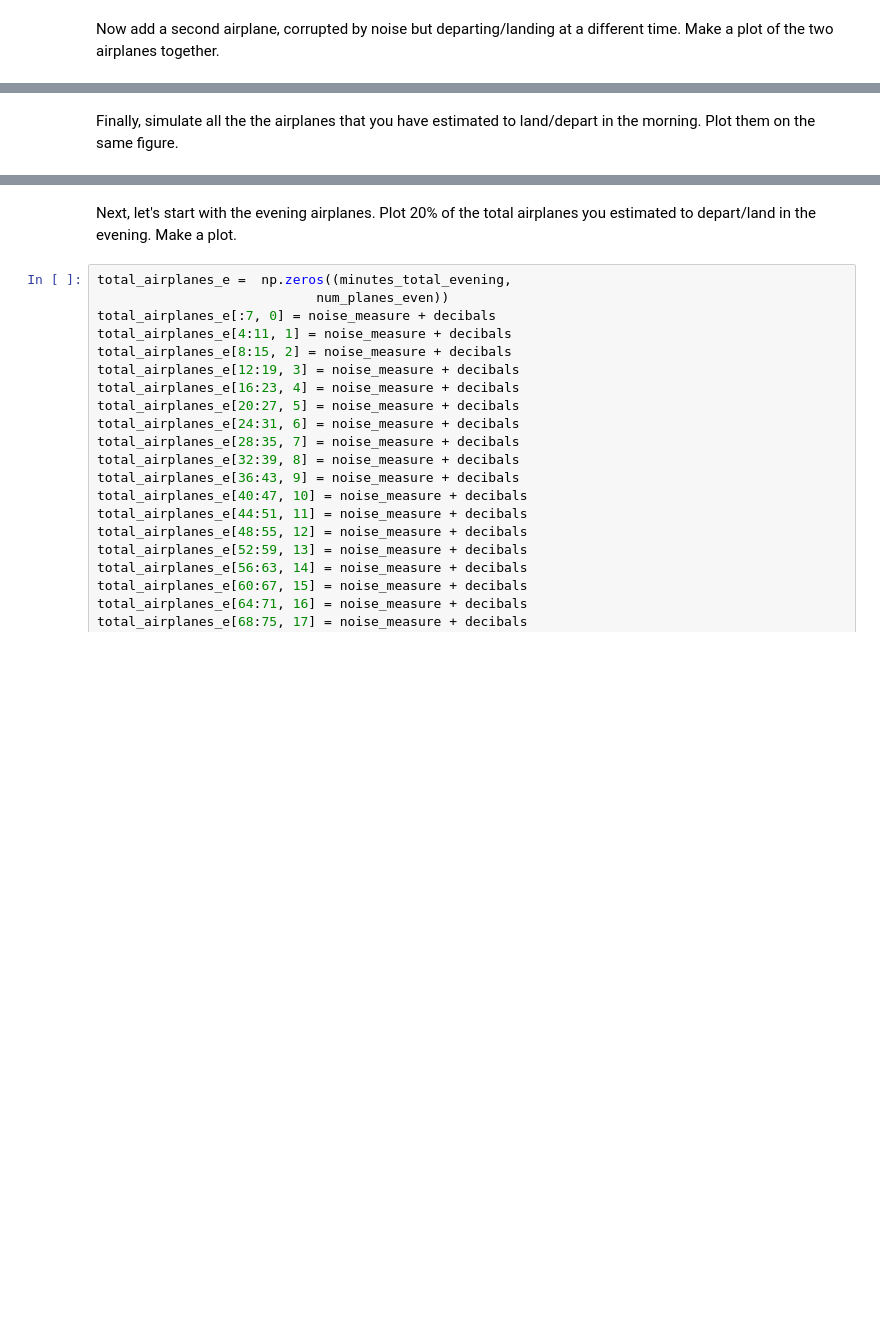
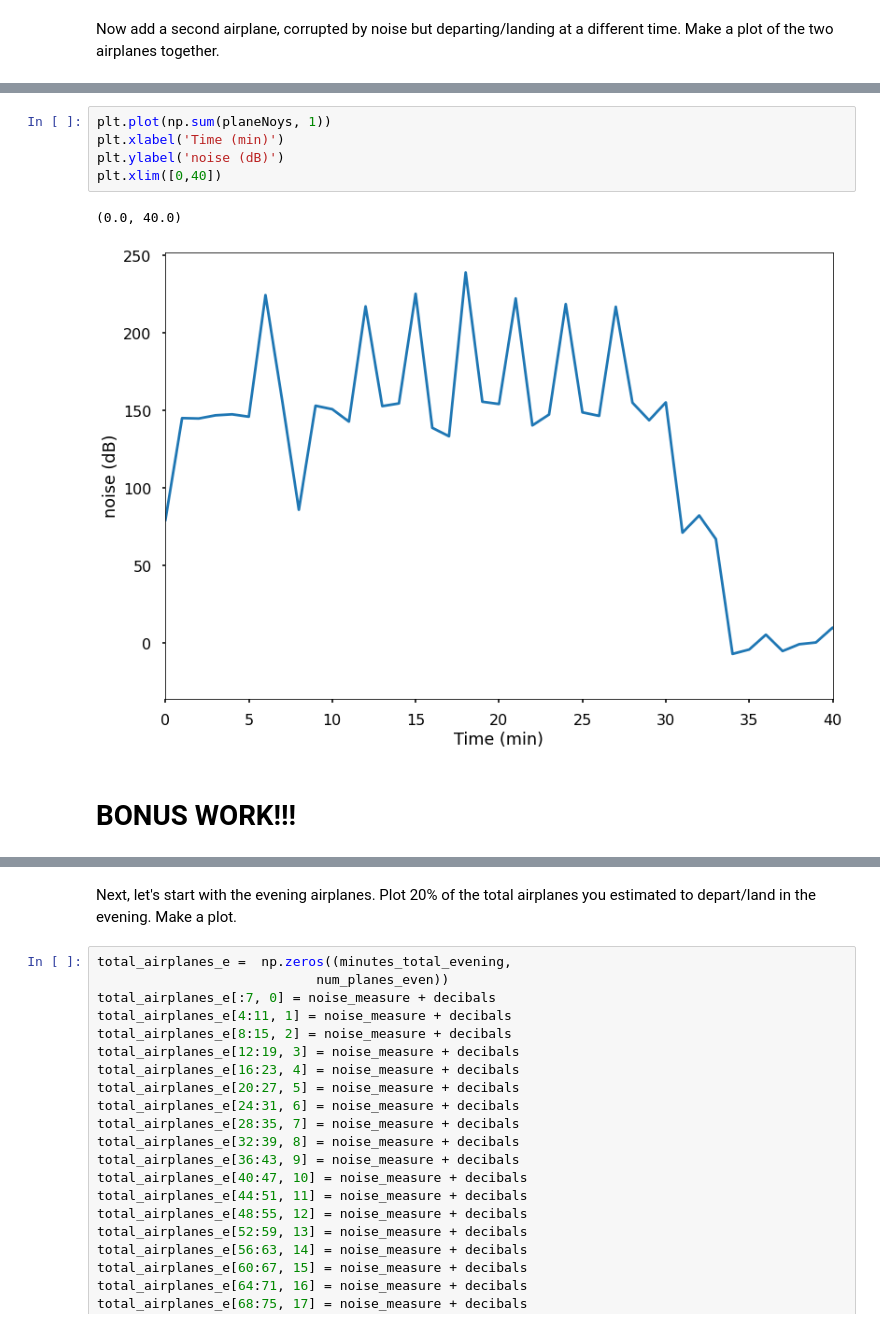
Before and after one commit to mohammedfmehboob/PythonTutorials, a Jupyter notebook: tutorial010Exercise-Copy2.ipynb, the cells around one changed output, grey strips where cells are left out. Drawn from its saved outputs; the diff is of its cells as text; blank space fills up the shorter version.

Commit message:
Added the bonus section.

```diff
--- a/tutorial010Exercise-Copy2.ipynb
+++ b/tutorial010Exercise-Copy2.ipynb
@@ -289,2 +301,10 @@ Text(0, 0.5, 'noise')
+# %%
+plt.plot(np.sum(planeNoys, 1))
+plt.xlabel('Time (min)')
+plt.ylabel('noise (dB)')
+plt.xlim([0,40])
+# %% [output]
+(0.0, 40.0)
+[figure, added]
 # %% [markdown]
-Finally, simulate all the the airplanes that you have estimated to land/depart in the morning. Plot them on the same figure.
+# BONUS WORK!!!
```
Also changed, not shown: parts of 22 cells of this notebook.
